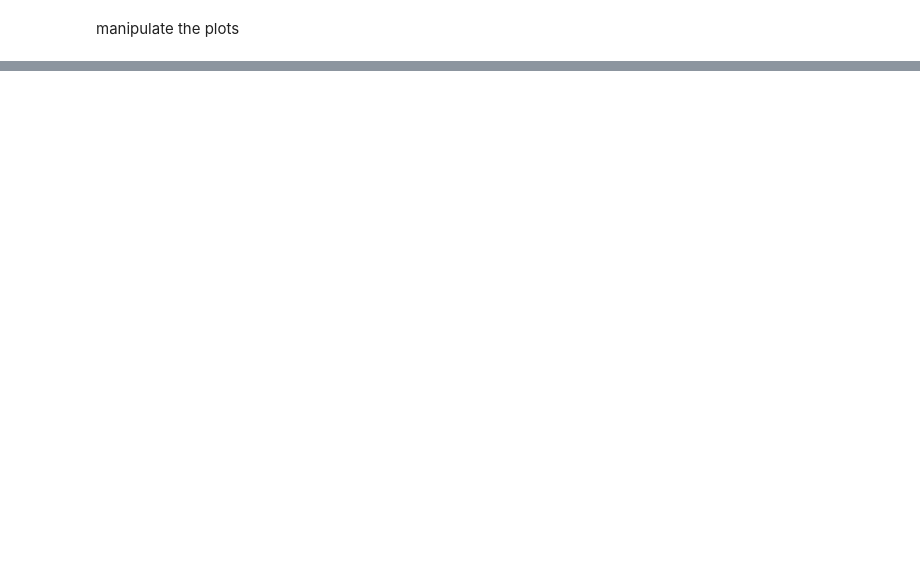
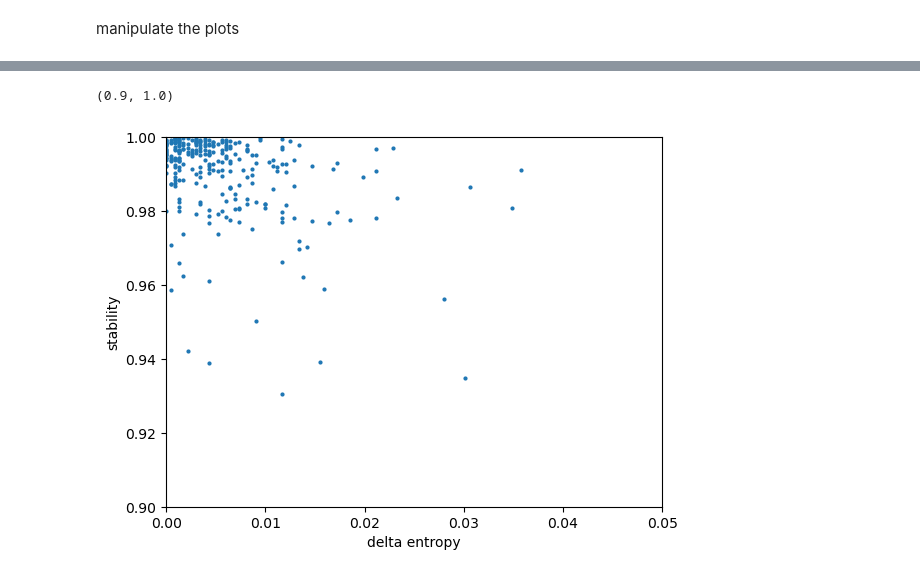
Before and after one commit to AnnieStephenson/r-place-emergence, a Jupyter notebook: tutorial.ipynb, the cells around one changed output, grey strips where cells are left out. Drawn from its saved outputs; the diff is of its cells as text; code cells hidden in the pictures; blank space fills up the shorter version.

```diff
--- a/tutorial.ipynb
+++ b/tutorial.ipynb
@@ -268,0 +369,9 @@ plt.xlim([0,5000])
+# %%
+plt.scatter(np.abs(np.diff(entropy)[2:]), stability_vs_time[1:], s=4)
+plt.ylabel('stability')
+plt.xlabel('delta entropy')
+plt.xlim([0, 0.05])
+plt.ylim([0.9,1])
+# %% [output]
+(0.9, 1.0)
+[figure, added]
```
Also changed, not shown: parts of 20 cells of this notebook, 2 other files.
